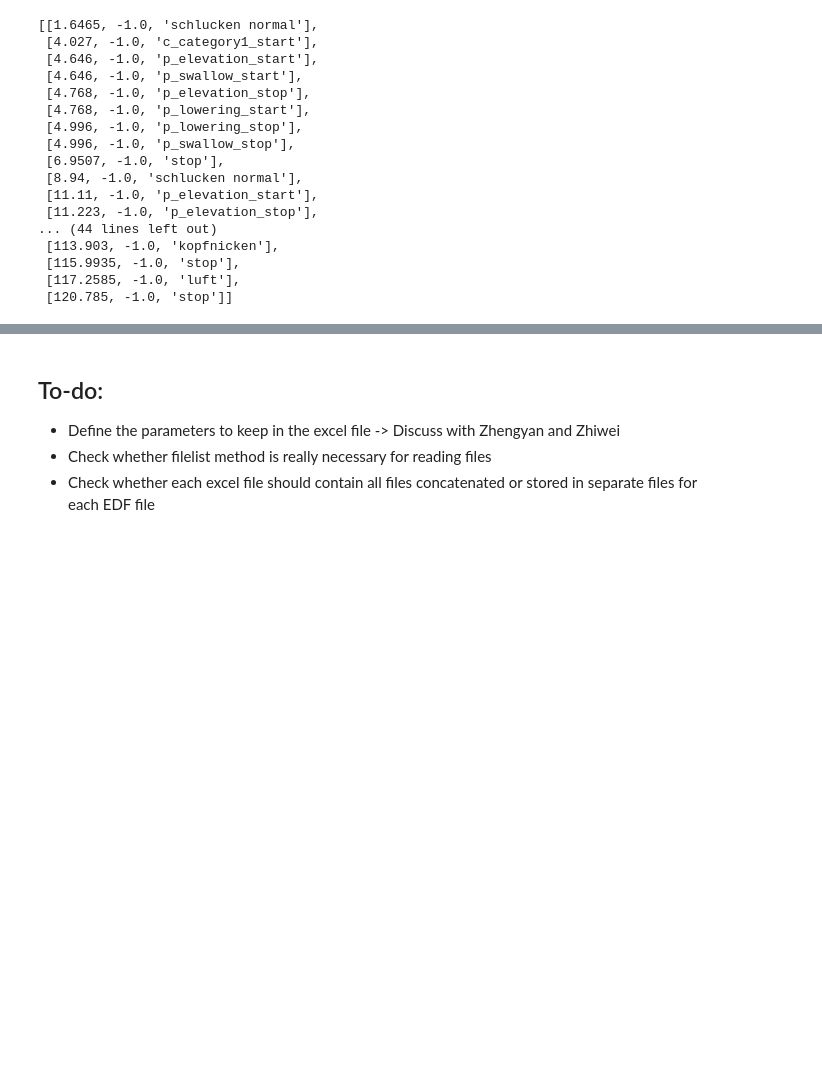
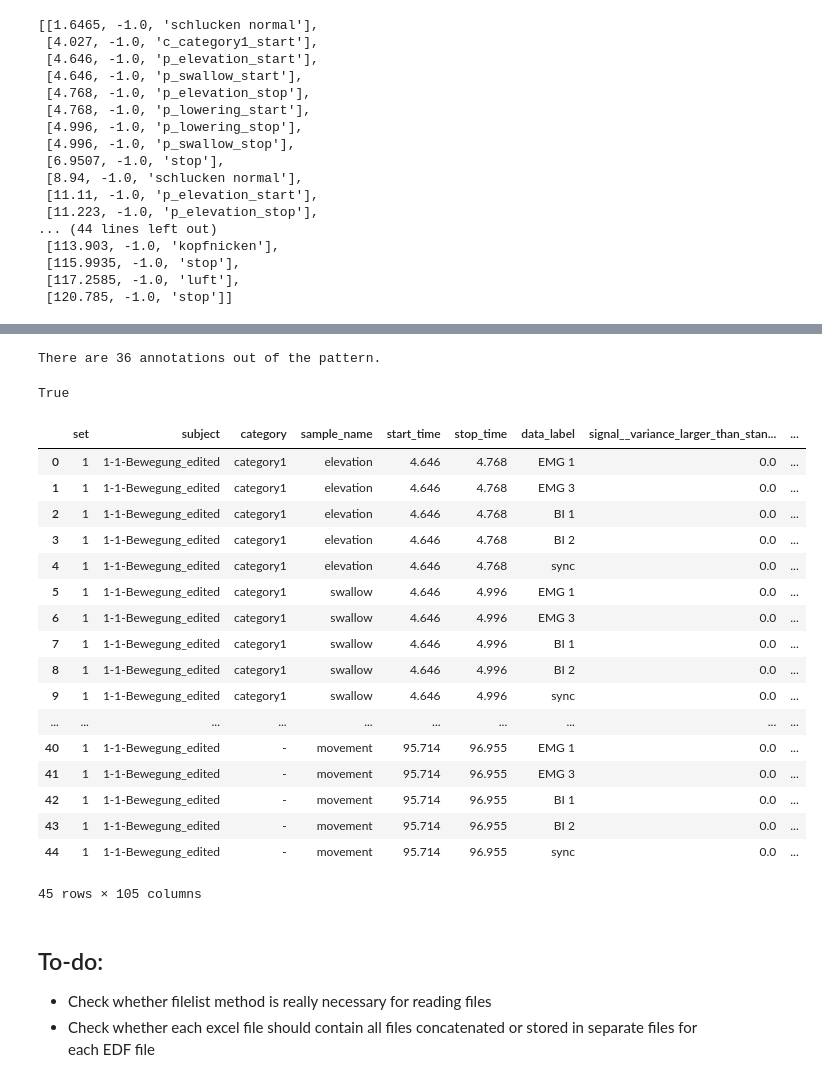
Before and after one commit to Matheusmno/Automatic-Feature-Extraction, a Jupyter notebook: usage.ipynb, the cells around one changed output, grey strips where cells are left out. Drawn from its saved outputs; the diff is of its cells as text; code cells hidden in the pictures; blank space fills up the shorter version.

```diff
--- a/usage.ipynb
+++ b/usage.ipynb
@@ -218,4 +73,5 @@ ann_file
 # %%
+ann_file = annotated_files[0]
 ann_file["header"]["annotations"] = list(map(lambda x: [x[0], x[1], x[2].lower()], ann_file["header"]["annotations"]))
 ann_file["header"]["annotations"]
 # %% [output]
@@ -244,6 +95,11 @@ True
+# %%
+annotations_validation.check_annotations(ann_file)
+# %% [output]
+There are 36 annotations out of the pattern.
+True
 # %%
-general_df = create_annotations_df(ann_file, 'general')
-swallows_df = create_annotations_df(ann_file, 'swallows')
+general_df = annotations_extraction.create_annotations_df(ann_file, 'general')
+swallows_df = annotations_extraction.create_annotations_df(ann_file, 'swallows')
 # %%
 extraction_settings = EfficientFCParameters()
 # %%
@@ -290,3 +127,23 @@ def extract_features_from_annotations(annotations_df, extraction_settings):
 # %%
-df = extract_features_from_annotations(general_df, extraction_settings)
+df = annotations_extraction.extract_features_from_annotations(general_df, extraction_settings)
+df
+# %% [output]
+|  | set | subject | category | sample_name | start_time | stop_time | data_label | signal__variance_larger_than_stan... | ... |
+| 0 | 1 | 1-1-Bewegung_edited | category1 | elevation | 4.646 | 4.768 | EMG 1 | 0.0 | ... |
+| 1 | 1 | 1-1-Bewegung_edited | category1 | elevation | 4.646 | 4.768 | EMG 3 | 0.0 | ... |
+| 2 | 1 | 1-1-Bewegung_edited | category1 | elevation | 4.646 | 4.768 | BI 1 | 0.0 | ... |
+| 3 | 1 | 1-1-Bewegung_edited | category1 | elevation | 4.646 | 4.768 | BI 2 | 0.0 | ... |
+| 4 | 1 | 1-1-Bewegung_edited | category1 | elevation | 4.646 | 4.768 | sync | 0.0 | ... |
+| 5 | 1 | 1-1-Bewegung_edited | category1 | swallow | 4.646 | 4.996 | EMG 1 | 0.0 | ... |
+| 6 | 1 | 1-1-Bewegung_edited | category1 | swallow | 4.646 | 4.996 | EMG 3 | 0.0 | ... |
+| 7 | 1 | 1-1-Bewegung_edited | category1 | swallow | 4.646 | 4.996 | BI 1 | 0.0 | ... |
+| 8 | 1 | 1-1-Bewegung_edited | category1 | swallow | 4.646 | 4.996 | BI 2 | 0.0 | ... |
+| 9 | 1 | 1-1-Bewegung_edited | category1 | swallow | 4.646 | 4.996 | sync | 0.0 | ... |
+| ... | ... | ... | ... | ... | ... | ... | ... | ... | ... |
+| 40 | 1 | 1-1-Bewegung_edited | - | movement | 95.714 | 96.955 | EMG 1 | 0.0 | ... |
+| 41 | 1 | 1-1-Bewegung_edited | - | movement | 95.714 | 96.955 | EMG 3 | 0.0 | ... |
+| 42 | 1 | 1-1-Bewegung_edited | - | movement | 95.714 | 96.955 | BI 1 | 0.0 | ... |
+| 43 | 1 | 1-1-Bewegung_edited | - | movement | 95.714 | 96.955 | BI 2 | 0.0 | ... |
+| 44 | 1 | 1-1-Bewegung_edited | - | movement | 95.714 | 96.955 | sync | 0.0 | ... |
+45 rows × 105 columns
 # %%
@@ -294,5 +151,4 @@ df.to_excel(f"data/xlsx/{Path(ann_file['filepath']).stem}_new.xlsx")
 # %% [markdown]
 ## To-do:
-- Define the parameters to keep in the excel file -> Discuss with Zhengyan and Zhiwei
 - Check whether filelist method is really necessary for reading files
 - Check whether each excel file should contain all files concatenated or stored in separate files for each EDF file
```
Also changed, not shown: parts of 14 cells of this notebook, 4 other files.
